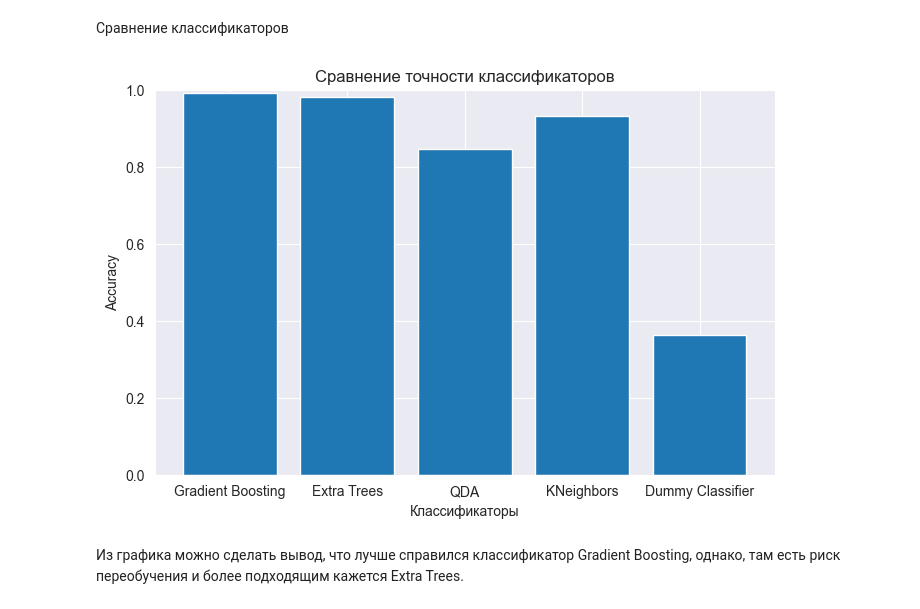
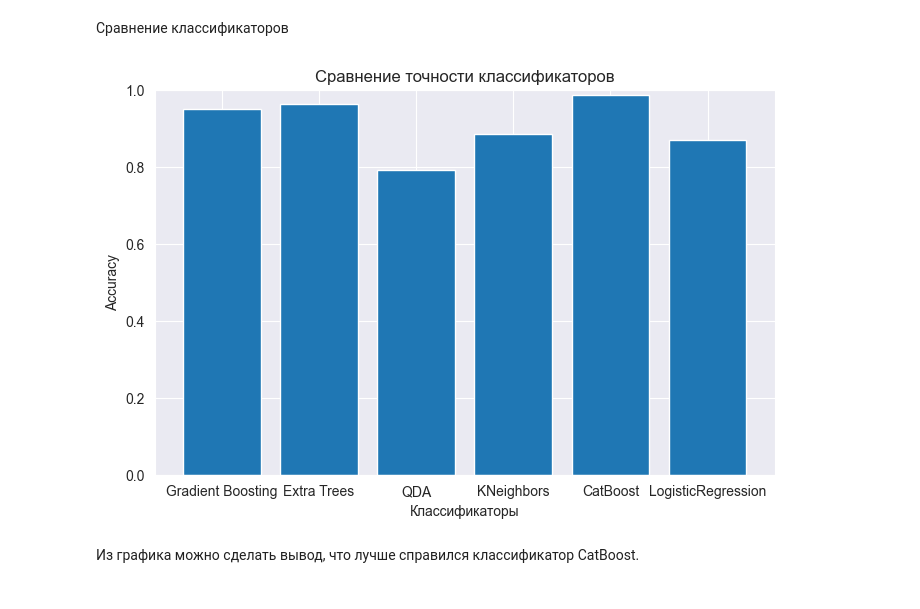
Before and after one commit to lyubashaa/data_science, a Jupyter notebook: HW4/HW4.ipynb, the cells around one changed output. Cells and saved outputs as stored; diff of their text form; code cells hidden in the pictures.

```diff
--- a/HW4/HW4.ipynb
+++ b/HW4/HW4.ipynb
@@ -394,7 +385,6 @@ Confusion Matrix:
 # %% [markdown]
 Квадратичный дискриминантный анализ (Quadratic Discriminant Analysis, QDA)
 # %%
-# QDA
 # Импортируем необходимые библиотеки
 from sklearn.model_selection import train_test_split
 from sklearn.discriminant_analysis import QuadraticDiscriminantAnalysis
@@ -405,8 +395,8 @@ scaler = StandardScaler()
 X = scaler.fit_transform(X)
 
 # Разделяем на признаки (X) и целевую переменную (y)
-X = df.drop(columns=["Traffic Situation"])
-y = df["Traffic Situation"]
+X = df_balanced.drop(columns=["Traffic Situation"])
+y = df_balanced["Traffic Situation"]
 
 # Разделение данных на обучающую и тестовую выборки
 X_train, X_test, y_train, y_test = train_test_split(X, y, test_size=0.2, random_state=42)
@@ -579,0 +513,33 @@ Confusion Matrix:
+# %%
+# Импортируем необходимые библиотеки
+from catboost import CatBoostClassifier
+from sklearn.model_selection import train_test_split
+from sklearn.metrics import classification_report, accuracy_score
+
+# Разделяем на признаки (X) и целевую переменную (y)
+X = df_balanced.drop(columns=["Traffic Situation"])
+y = df_balanced["Traffic Situation"]
+
+# Разделение данных на обучающий и тестовый наборы
+X_train, X_test, y_train, y_test = train_test_split(X, y, test_size=0.3, random_state=42)
+
+# Создание модели CatBoostClassifier
+clf = CatBoostClassifier(iterations=50, depth=10, learning_rate=0.2, loss_function='MultiClass', random_state=42)
+
+# Обучение модели на обучающем наборе данных
+clf.fit(X_train, y_train)
+
+# Предсказание классов на тестовом наборе данных
+y_pred = clf.predict(X_test)
+
+# Оценка производительности модели
+accuracy_catboost = accuracy_score(y_test, y_pred)
+print(f"Accuracy: {accuracy_catboost}")
+
+# Вывод полного отчета
+report = classification_report(y_test, y_pred)
+print("Classification Report:")
+print(report)
+
+print("Confusion Matrix:")
+print(confusion_matrix(y_test, y_pred))
@@ -582,19 +636,19 @@ Confusion Matrix:
 # %%
 import matplotlib.pyplot as plt
 
 # Создаем список классификаторов
-classifiers_names = ["Gradient Boosting", "Extra Trees", "QDA", "KNeighbors", "Dummy Classifier"]
-accuracies = [accuracy_gb, accuracy_extra_trees, accuracy_qda, accuracy_knn_best, accuracy_dummy]
+classifiers_names = ["Gradient Boosting", "Extra Trees", "QDA", "KNeighbors", "CatBoost", "LogisticRegression"]
+accuracies = [accuracy_gb, accuracy_extra_trees, accuracy_qda, accuracy_knn_best, accuracy_catboost, accuracy_LogisticRegression]
 
 # Визуализация результатов
 plt.figure(figsize=(8, 5))
 plt.bar(classifiers_names, accuracies)
 plt.xlabel("Классификаторы")
 plt.ylabel("Accuracy")
 plt.ylim(0, 1)  # Ограничиваем диапазон
 plt.title("Сравнение точности классификаторов")
 plt.show()
 # %% [output]
-[figure, old version]
+[figure, new version]
 # %% [markdown]
-Из графика можно сделать вывод, что лучше справился классификатор Gradient Boosting, однако, там есть риск переобучения и более подходящим кажется Extra Trees.
+Из графика можно сделать вывод, что лучше справился классификатор CatBoost.
```
Also changed, not shown: parts of 41 cells of this notebook, 2 other files.
